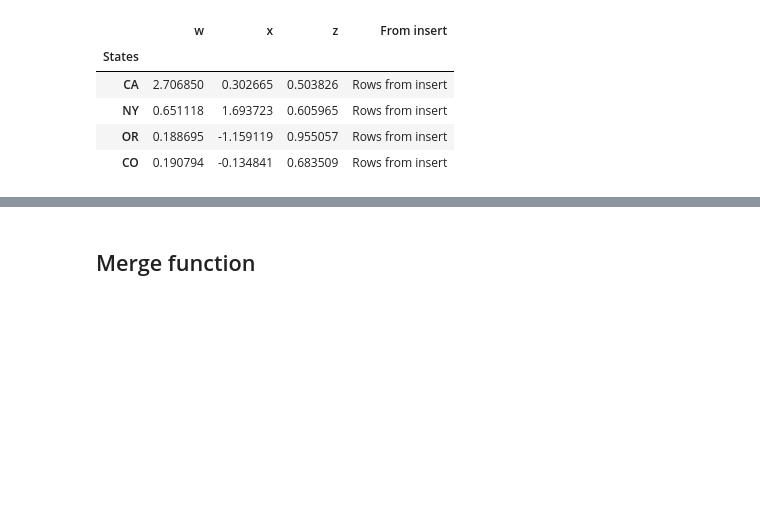
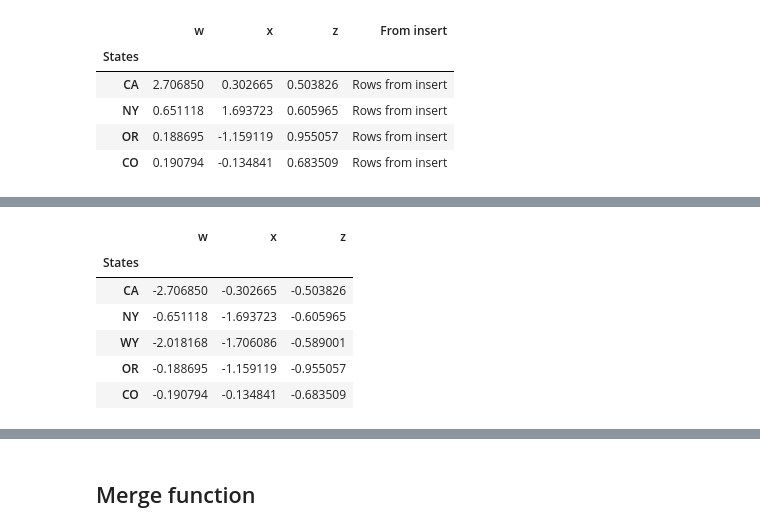
Before and after one commit to FerBOnzero/python-notebooks, a Jupyter notebook: 03-Python-for-Data-Analysis-Pandas/03-DataFrames.ipynb, the cells around one changed output, grey strips where cells are left out. Drawn from its saved outputs; the diff is of its cells as text; code cells hidden in the pictures; blank space fills up the shorter version.

```diff
--- a/03-Python-for-Data-Analysis-Pandas/03-DataFrames.ipynb
+++ b/03-Python-for-Data-Analysis-Pandas/03-DataFrames.ipynb
@@ -675,3 +697,6 @@ df[df['w']>0]
 | NY | 0.651118 | 1.693723 | 0.605965 | Rows from insert |
 | OR | 0.188695 | -1.159119 | 0.955057 | Rows from insert |
 | CO | 0.190794 | -0.134841 | 0.683509 | Rows from insert |
+# %%
+df_where = df.loc[:, 'w':'z']
+df_where
@@ -677,0 +711,10 @@ df[df['w']>0]
+# %%
+df_where.where(df_where<0, -df_where) #if don´t satisfied the first condition, put the second condition
+# %% [output]
+|  | w | x | z |
+| States |  |  |  |
+| CA | -2.706850 | -0.302665 | -0.503826 |
+| NY | -0.651118 | -1.693723 | -0.605965 |
+| WY | -2.018168 | -1.706086 | -0.589001 |
+| OR | -0.188695 | -1.159119 | -0.955057 |
+| CO | -0.190794 | -0.134841 | -0.683509 |
```
Also changed, not shown: parts of 24 cells of this notebook, 2 other files.
